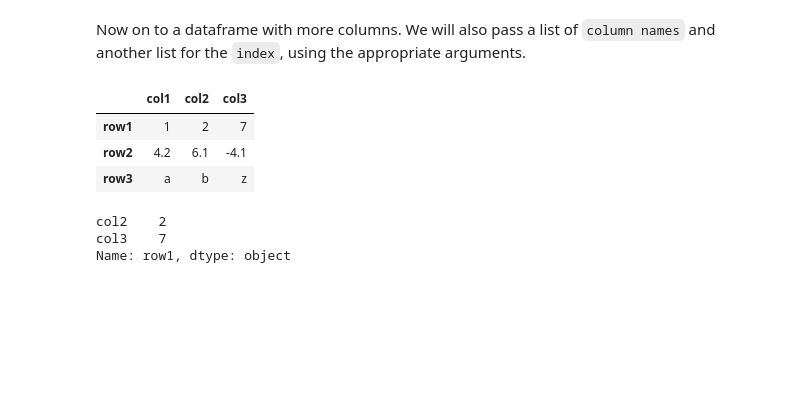
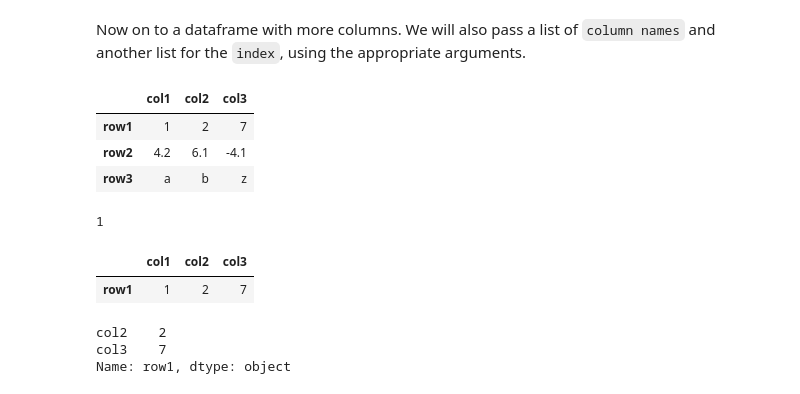
Before and after one commit to dianalves00/6-7-edition, a Jupyter notebook: Data Wrangling/Data Wrangling - Pandas-101/Pandas DataFrames 101/Learning Notebook.ipynb, the cells around one changed output. Drawn from its saved outputs; the diff is of its cells as text; code cells hidden in the pictures; blank space fills up the shorter version.

```diff
--- a/Data Wrangling/Data Wrangling - Pandas-101/Pandas DataFrames 101/Learning Notebook.ipynb
+++ b/Data Wrangling/Data Wrangling - Pandas-101/Pandas DataFrames 101/Learning Notebook.ipynb
@@ -83,6 +83,15 @@ df2
 | row1 | 1 | 2 | 7 |
 | row2 | 4.2 | 6.1 | -4.1 |
 | row3 | a | b | z |
+# %%
+int(1.5)
+# %% [output]
+1
+# %%
+df2.iloc[:int(df2.shape[0]/2),:]
+# %% [output]
+|  | col1 | col2 | col3 |
+| row1 | 1 | 2 | 7 |
 # %%
 df2.loc['row1',['col2','col3']]
 # %% [output]
```
Also changed, not shown: parts of 1 cell of this notebook.
